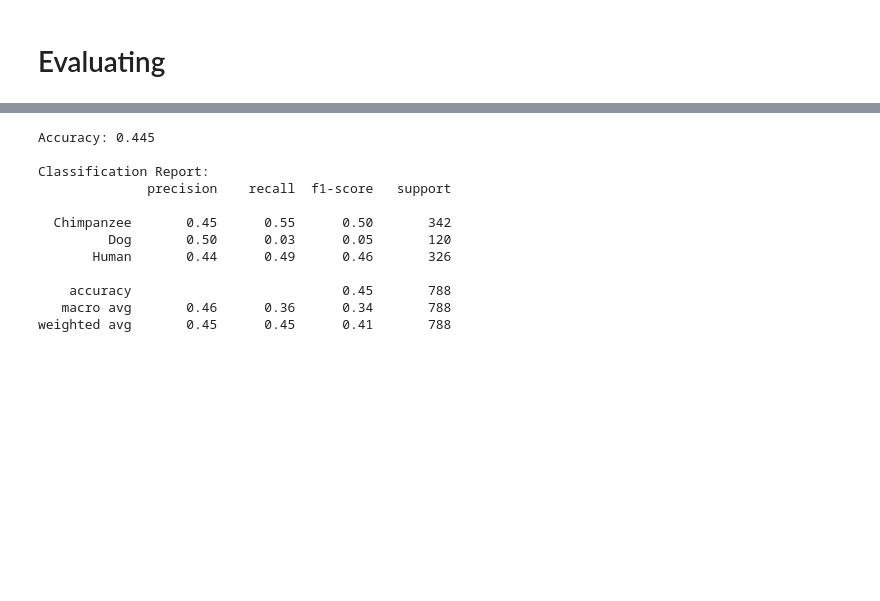
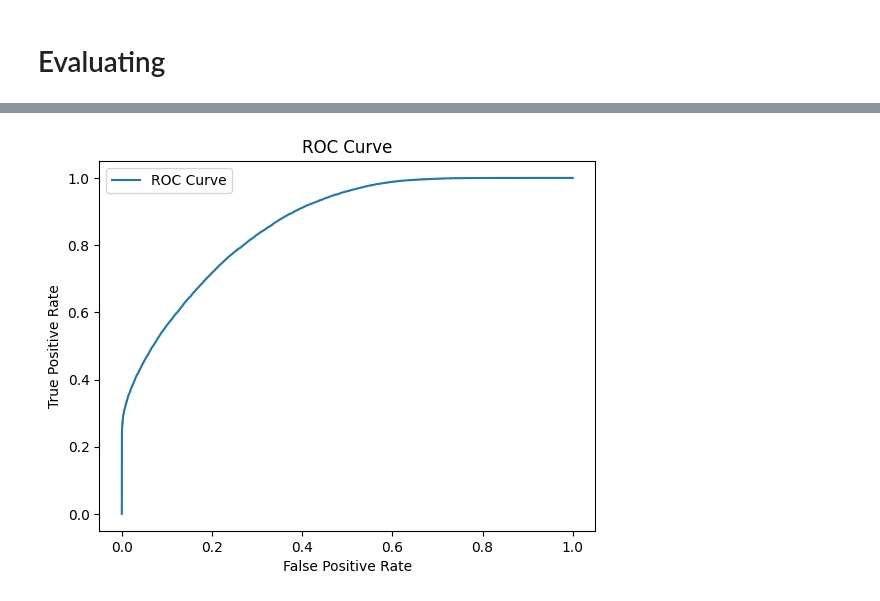
Before and after one commit to rogerwardrin/DNA-Sequence-Classifier, a Jupyter notebook: dna_classifier.ipynb, the cells around one changed output, grey strips where cells are left out. Cells and saved outputs as stored; diff of their text form; code cells hidden in the pictures; blank space fills up the shorter version.

Commit message:
Changed model to LightGBM

```diff
--- a/dna_classifier.ipynb
+++ b/dna_classifier.ipynb
@@ -208,10 +181,10 @@ def call_function(k):
 for i in range(1,10):
     call_function(i)
 # %%
-k = 4
+k = 5
 vocab = build_kmer_vocab(k)
 kmer_index = {kmer: i for i,kmer in enumerate(vocab)}
-print(f"k = {k} creates {len(vocab)} features")
+print(f"k = {k} creates {len(vocab)} + 1(n_ratio) features")
 
 #Converting all sequences to feature
 X = np.vstack(df['sequence'].apply(lambda s: kmer_vector(s, k, kmer_index)))
@@ -224,0 +209,3 @@ X_train, X_test, y_train, y_test = train_test_split(X,y,test_size = 0.2, random_
+# %%
+train_data = lgb.Dataset(X_train, label = y_train, weight= sample_weights)
+valid_data = lgb.Dataset(X_test, label = y_test)
@@ -224,0 +225,11 @@ X_train, X_test, y_train, y_test = train_test_split(X,y,test_size = 0.2, random_
+# %%
+model_lgbm = lgb.train(parameters,
+                       train_data,
+                       valid_sets=[train_data,valid_data],
+                       valid_names=['train', 'valid'],
+                       num_boost_round= 5000,
+                       callbacks=[
+                           lgb.early_stopping(50),
+                           lgb.log_evaluation(100)
+                           ]
+)
@@ -234,0 +284,17 @@ RandomForestClassifier(class_weight='balanced', min_samples_split=5,
+# %%
+y_pred_prob = model_lgbm.predict(X_test, num_iteration=model_lgbm.best_iteration)
+
+fpr, tpr, thresholds = roc_curve(y_test, y_pred_prob)
+j_scores = tpr - fpr
+best_index = np.argmax(j_scores)
+best_threshold = thresholds[best_index]
+print("Best Threshold: ", best_threshold)
+
+y_pred = (y_pred_prob > 0.40).astype(int)
+
+from sklearn.metrics import accuracy_score, classification_report, confusion_matrix, roc_auc_score
+
+print("Accuracy:", accuracy_score(y_test, y_pred))
+print("AUC:", roc_auc_score(y_test, y_pred_prob))
+print("\nClassification Report:\n", classification_report(y_test, y_pred))
+print("\nConfusion Matrix:\n", confusion_matrix(y_test, y_pred))
@@ -235,21 +320,17 @@ RandomForestClassifier(class_weight='balanced', min_samples_split=5,
+# %%
+plt.plot(fpr, tpr, label="ROC Curve")
+plt.xlabel("False Positive Rate")
+plt.ylabel("True Positive Rate")
+plt.title("ROC Curve")
+plt.legend()
+plt.show()
+# %% [output]
+[figure, added]
 # %%
 y_pred = rf.predict(X_test)
-accuracy = accuracy_score(y_test, y_pred)
+breaknum_iteration=model_lgbm.best_iterationaccuracy = accuracy_score(y_test, y_pred)
 print(f"\nAccuracy: {accuracy:.3f}")
 
-species_names = ['Chimpanzee','Dog','Human']
+species_names = ['Dog','Human']
 print("\nClassification Report:")
 print(classification_report(y_test, y_pred, target_names = species_names))
-# %% [output]
-Accuracy: 0.445
-
-Classification Report:
-              precision    recall  f1-score   support
-
-  Chimpanzee       0.45      0.55      0.50       342
-         Dog       0.50      0.03      0.05       120
-       Human       0.44      0.49      0.46       326
-
-    accuracy                           0.45       788
-   macro avg       0.46      0.36      0.34       788
-weighted avg       0.45      0.45      0.41       788
```
Also changed, not shown: parts of 20 cells of this notebook, 3 other files.
